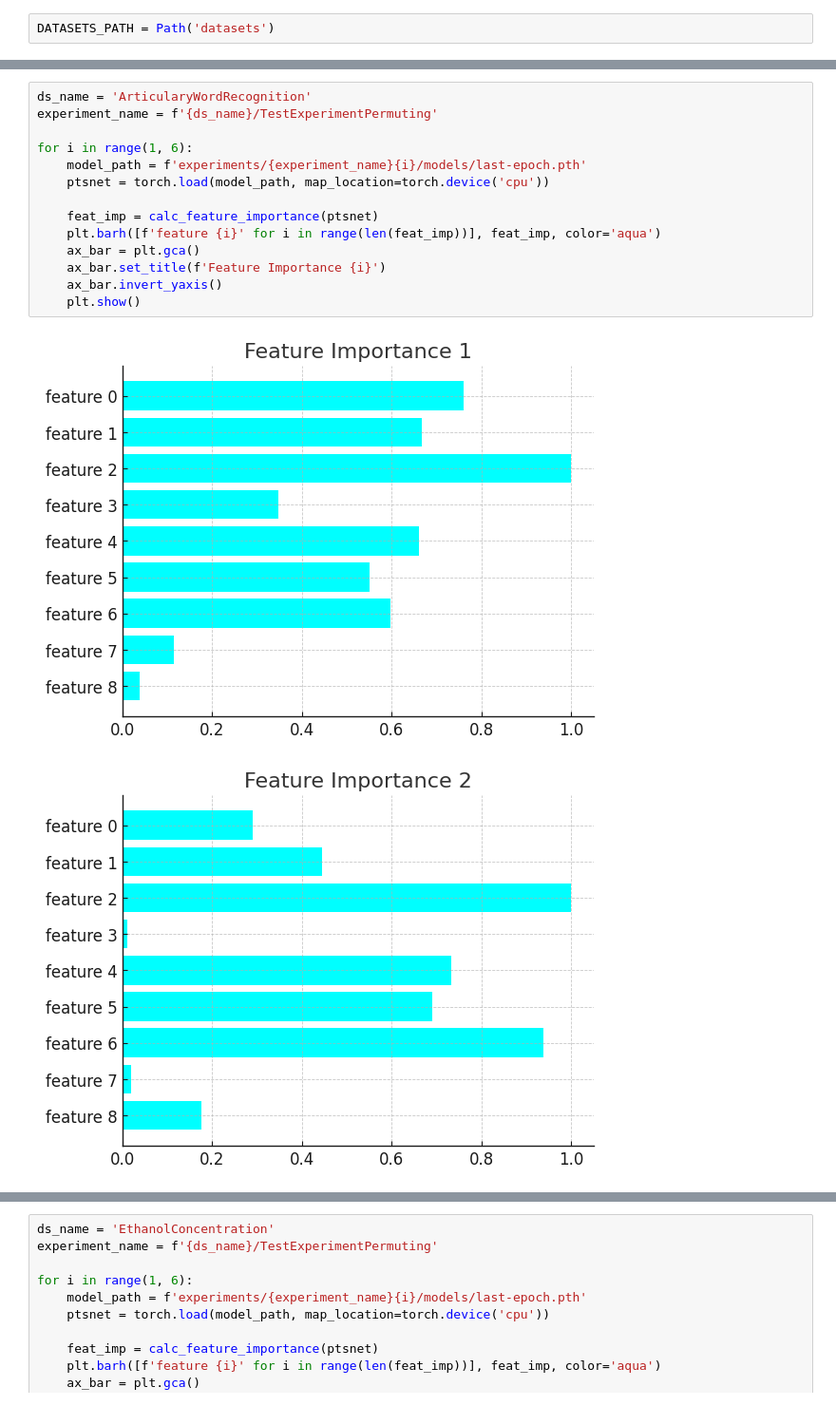
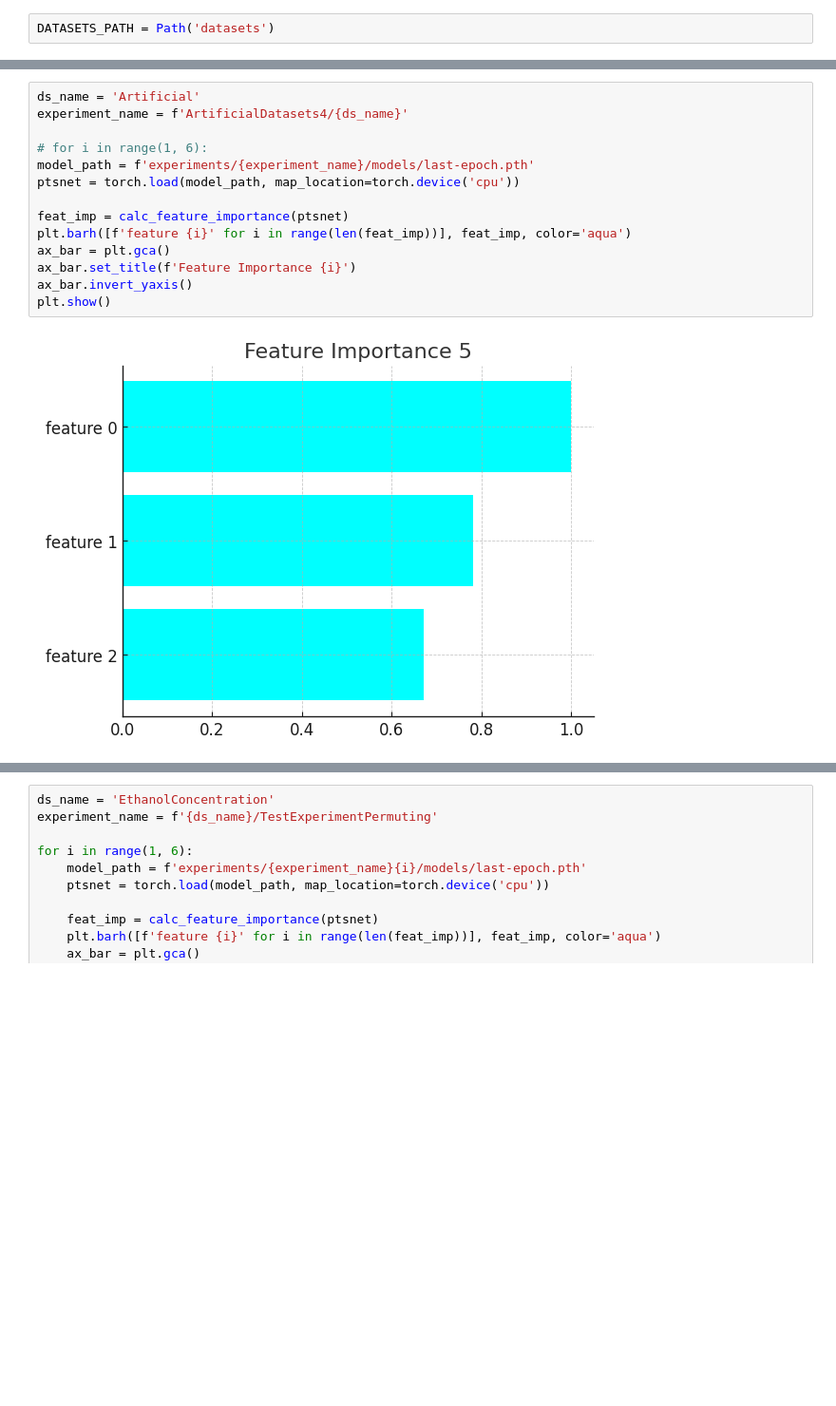
Before and after one commit to bmalkus/ProtoTSNet, a Jupyter notebook: vis_results.ipynb, the cells around one changed output, grey strips where cells are left out. Shown at 95% size. Cells and saved outputs as stored; diff of their text form; blank space fills up the shorter version.

```diff
--- a/vis_results.ipynb
+++ b/vis_results.ipynb
@@ -33,17 +44,16 @@ print(sum(p.numel() for p in ptsnet.features.parameters()))
 # %%
-ds_name = 'ArticularyWordRecognition'
-experiment_name = f'{ds_name}/TestExperimentPermuting'
+ds_name = 'Artificial'
+experiment_name = f'ArtificialDatasets4/{ds_name}'
 
-for i in range(1, 6):
-    model_path = f'experiments/{experiment_name}{i}/models/last-epoch.pth'
-    ptsnet = torch.load(model_path, map_location=torch.device('cpu'))
+# for i in range(1, 6):
+model_path = f'experiments/{experiment_name}/models/last-epoch.pth'
+ptsnet = torch.load(model_path, map_location=torch.device('cpu'))
 
-    feat_imp = calc_feature_importance(ptsnet)
-    plt.barh([f'feature {i}' for i in range(len(feat_imp))], feat_imp, color='aqua')
-    ax_bar = plt.gca()
-    ax_bar.set_title(f'Feature Importance {i}')
-    ax_bar.invert_yaxis()
-    plt.show()
+feat_imp = calc_feature_importance(ptsnet)
+plt.barh([f'feature {i}' for i in range(len(feat_imp))], feat_imp, color='aqua')
+ax_bar = plt.gca()
+ax_bar.set_title(f'Feature Importance {i}')
+ax_bar.invert_yaxis()
+plt.show()
 # %% [output]
-[figure, old version]
+[figure, new version]
-[figure, removed]
```
Also changed, not shown: parts of 3 cells of this notebook, 1 other file.
